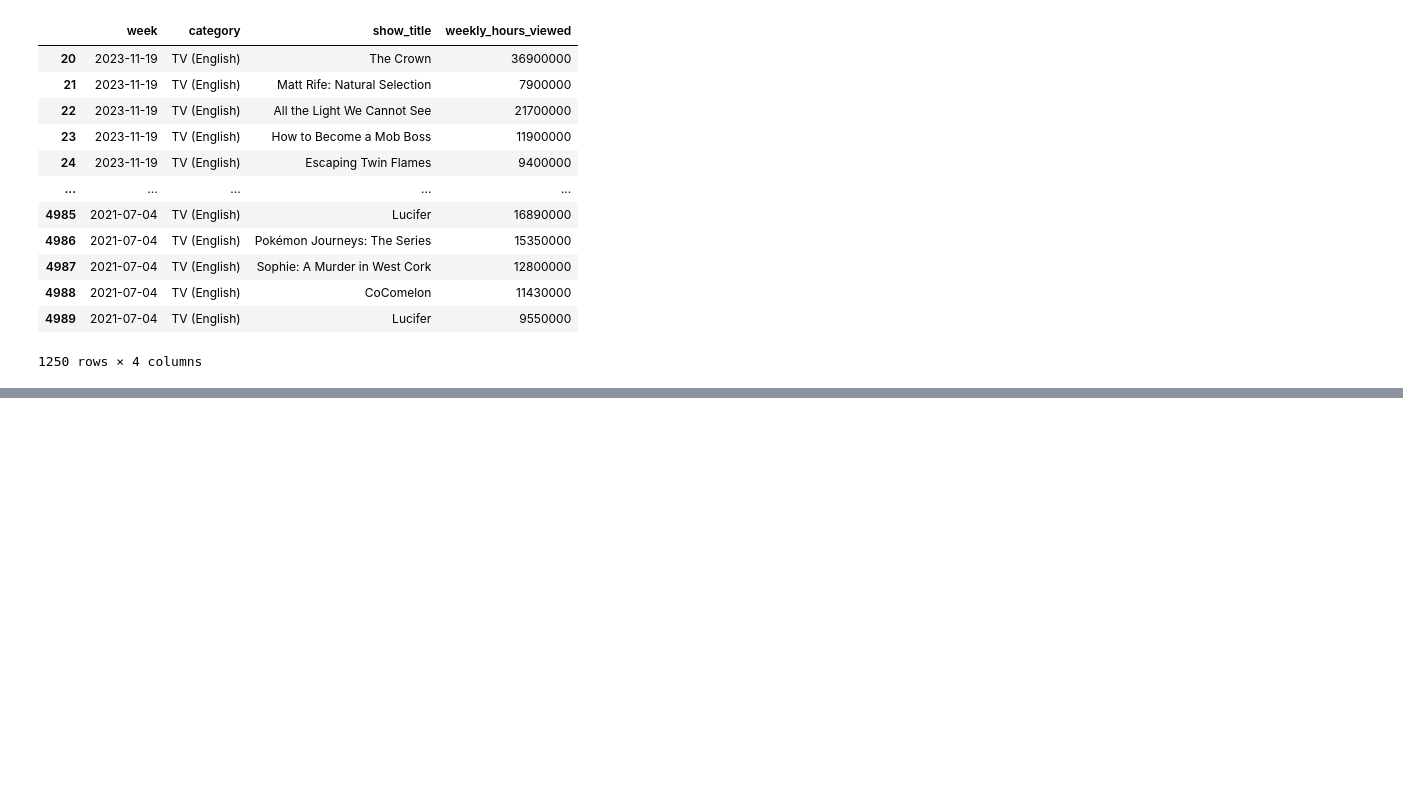
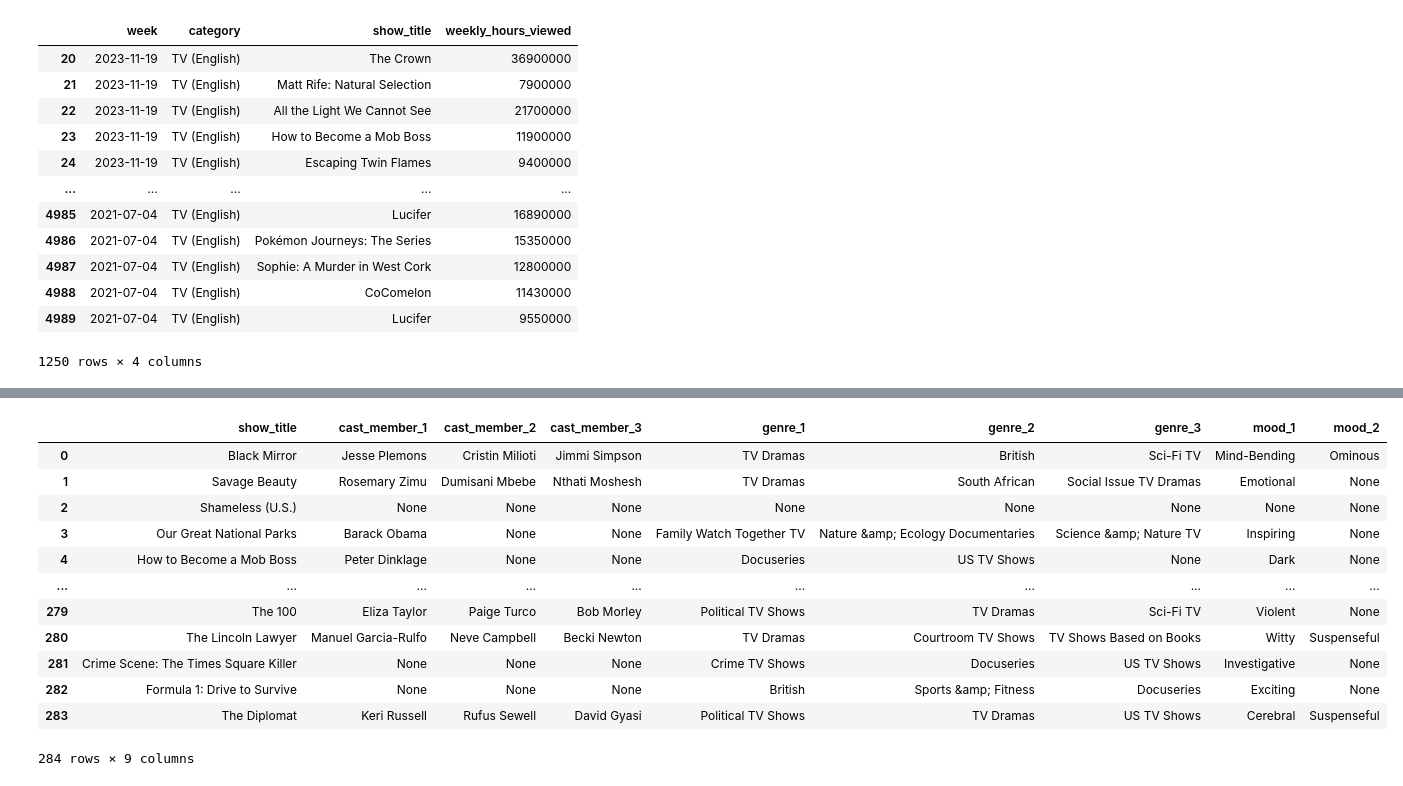
Before and after one commit to vinicius-rabello/Netflix-Analysis, a Jupyter notebook: Netflix Analysis.ipynb, the cells around one changed output, grey strips where cells are left out. Saved outputs shown, nothing was run; the diff lists cells and outputs as text; code cells hidden in the pictures; blank space fills up the shorter version.

```diff
--- a/Netflix Analysis.ipynb
+++ b/Netflix Analysis.ipynb
@@ -169,3 +119,0 @@ def get_moods_by_link(url):
-# %%
-url=get_link_by_title('1899')
-a,b,c=get_cast_by_link(url),get_genres_by_link(url),get_moods_by_link(url)
@@ -172,14 +181,2 @@ a,b,c=get_cast_by_link(url),get_genres_by_link(url),get_moods_by_link(url)
 # %%
 show_titles=set(df_tv_english['show_title'].values)
-# %%
-rows=[]
-
-for show in tqdm(show_titles):
-    try:
-        url=get_link_by_title(show)
-        row=[show]+get_cast_by_link(url)+get_genres_by_link(url)+get_moods_by_link(url)
-        rows.append(row)
-    except:
-        rows.append('Not Found')
-
-rows
@@ -223,0 +183,17 @@ netflix_db.to_excel('netflix_db.xlsx')
+# %%
+rows=[]
+
+for show in tqdm(show_titles):
+    row=[show]
+    try:
+        url=get_link_by_title(show)
+        cast=get_cast_by_link(url)
+        genres=get_genres_by_link(url)
+        moods=get_moods_by_link(url)
+
+        row=row+cast+genres+moods
+        rows.append(row)
+    except:
+        rows.append(row)
+
+rows
@@ -223,0 +218,3 @@ netflix_db.to_excel('netflix_db.xlsx')
+# %%
+netflix_db=pd.DataFrame(rows,columns=['show_title','cast_member_1','cast_member_2','cast_member_3',\
+                                       'genre_1','genre_2','genre_3','mood_1','mood_2'])
@@ -223,0 +223,16 @@ netflix_db.to_excel('netflix_db.xlsx')
+# %%
+netflix_db
+# %% [output]
+|  | show_title | cast_member_1 | cast_member_2 | cast_member_3 | genre_1 | genre_2 | genre_3 | mood_1 | mood_2 |
+| 0 | Black Mirror | Jesse Plemons | Cristin Milioti | Jimmi Simpson | TV Dramas | British | Sci-Fi TV | Mind-Bending | Ominous |
+| 1 | Savage Beauty | Rosemary Zimu | Dumisani Mbebe | Nthati Moshesh | TV Dramas | South African | Social Issue TV Dramas | Emotional | None |
+| 2 | Shameless (U.S.) | None | None | None | None | None | None | None | None |
+| 3 | Our Great National Parks | Barack Obama | None | None | Family Watch Together TV | Nature &amp; Ecology Documentaries | Science &amp; Nature TV | Inspiring | None |
+| 4 | How to Become a Mob Boss | Peter Dinklage | None | None | Docuseries | US TV Shows | None | Dark | None |
+| ... | ... | ... | ... | ... | ... | ... | ... | ... | ... |
+| 279 | The 100 | Eliza Taylor | Paige Turco | Bob Morley | Political TV Shows | TV Dramas | Sci-Fi TV | Violent | None |
+| 280 | The Lincoln Lawyer | Manuel Garcia-Rulfo | Neve Campbell | Becki Newton | TV Dramas | Courtroom TV Shows | TV Shows Based on Books | Witty | Suspenseful |
+| 281 | Crime Scene: The Times Square Killer | None | None | None | Crime TV Shows | Docuseries | US TV Shows | Investigative | None |
+| 282 | Formula 1: Drive to Survive | None | None | None | British | Sports &amp; Fitness | Docuseries | Exciting | None |
+| 283 | The Diplomat | Keri Russell | Rufus Sewell | David Gyasi | Political TV Shows | TV Dramas | US TV Shows | Cerebral | Suspenseful |
+284 rows × 9 columns
```
Also changed, not shown: parts of 13 cells of this notebook, 1 other file.
